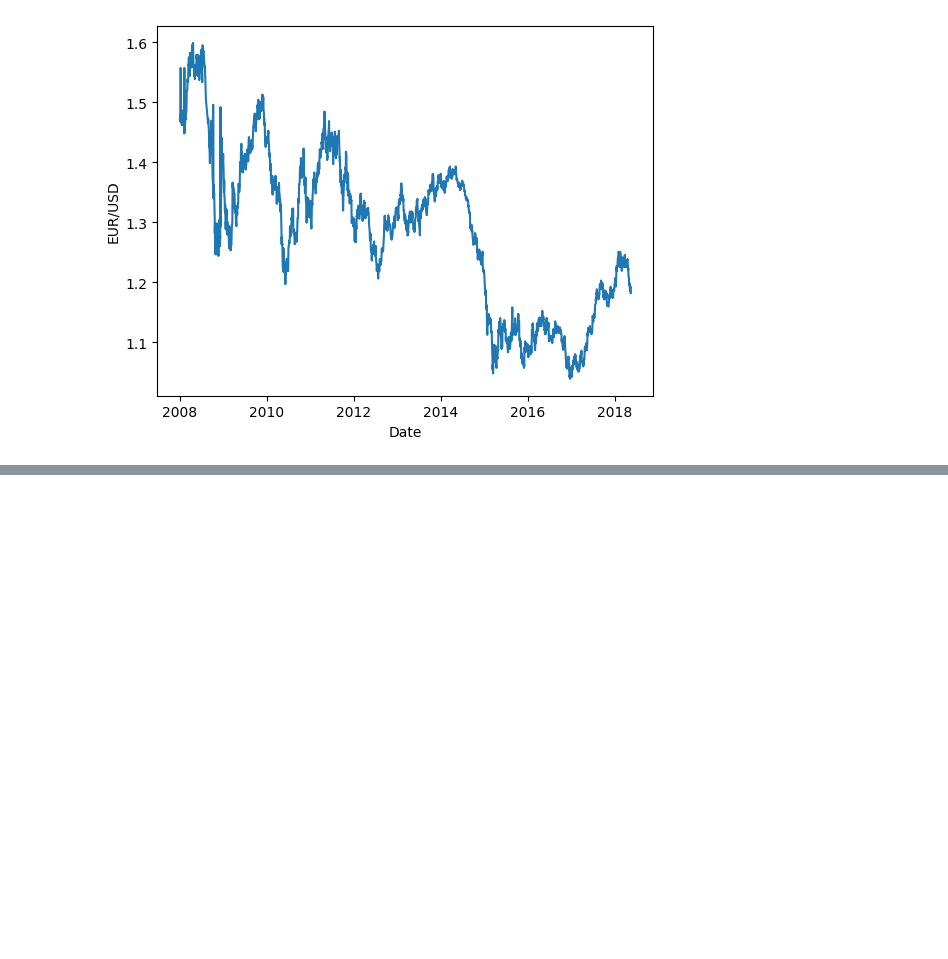
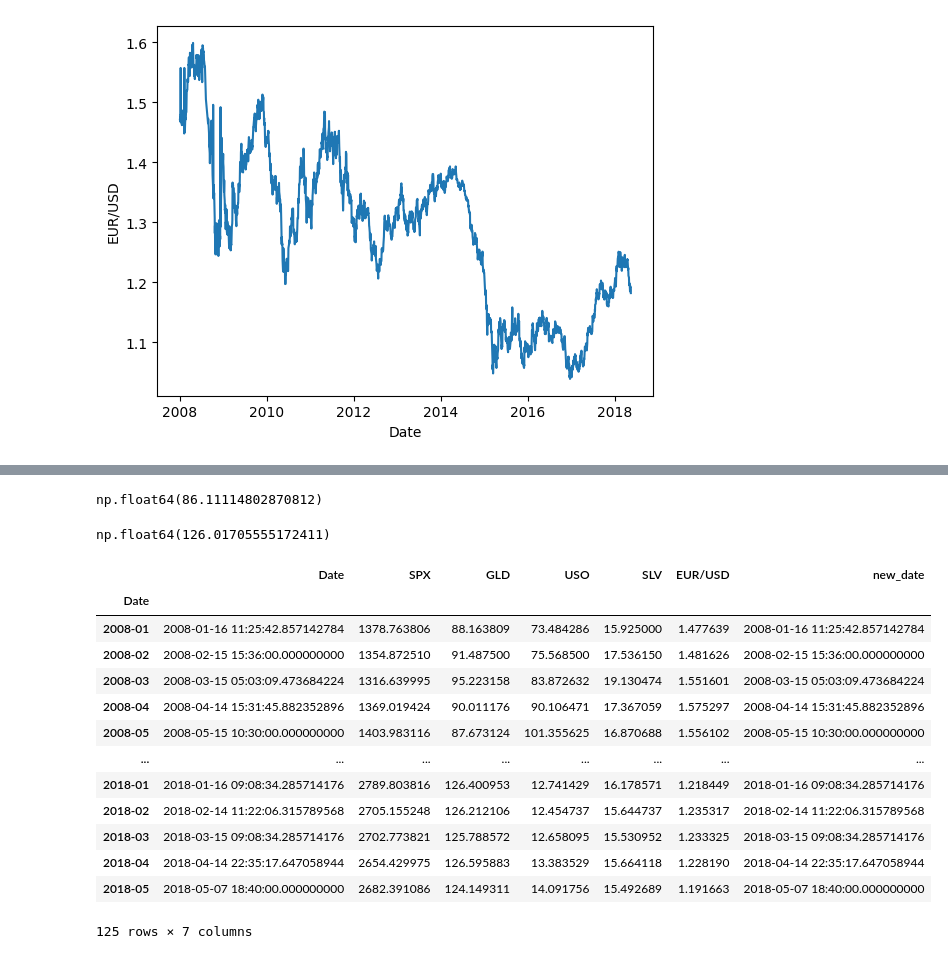
Before and after one commit to Himmu5/data-analysis, a Jupyter notebook: notebooks/gold_price_analysis.ipynb, the cells around one changed output, grey strips where cells are left out. Drawn from its saved outputs; the diff is of its cells as text; code cells hidden in the pictures; blank space fills up the shorter version.

```diff
--- a/notebooks/gold_price_analysis.ipynb
+++ b/notebooks/gold_price_analysis.ipynb
@@ -125,0 +168,8 @@ sns.lineplot(data=gold_data, x="Date", y='EUR/USD')
+# %%
+gold_data_2008['GLD'].mean()
+# %% [output]
+np.float64(86.11114802870812)
+# %%
+gold_data_2018["GLD"].mean()
+# %% [output]
+np.float64(126.01705555172411)
@@ -125,0 +178,17 @@ sns.lineplot(data=gold_data, x="Date", y='EUR/USD')
+# %%
+gold_average_data
+# %% [output]
+|  | Date | SPX | GLD | USO | SLV | EUR/USD | new_date |
+| Date |  |  |  |  |  |  |  |
+| 2008-01 | 2008-01-16 11:25:42.857142784 | 1378.763806 | 88.163809 | 73.484286 | 15.925000 | 1.477639 | 2008-01-16 11:25:42.857142784 |
+| 2008-02 | 2008-02-15 15:36:00.000000000 | 1354.872510 | 91.487500 | 75.568500 | 17.536150 | 1.481626 | 2008-02-15 15:36:00.000000000 |
+| 2008-03 | 2008-03-15 05:03:09.473684224 | 1316.639995 | 95.223158 | 83.872632 | 19.130474 | 1.551601 | 2008-03-15 05:03:09.473684224 |
+| 2008-04 | 2008-04-14 15:31:45.882352896 | 1369.019424 | 90.011176 | 90.106471 | 17.367059 | 1.575297 | 2008-04-14 15:31:45.882352896 |
+| 2008-05 | 2008-05-15 10:30:00.000000000 | 1403.983116 | 87.673124 | 101.355625 | 16.870688 | 1.556102 | 2008-05-15 10:30:00.000000000 |
+| ... | ... | ... | ... | ... | ... | ... | ... |
+| 2018-01 | 2018-01-16 09:08:34.285714176 | 2789.803816 | 126.400953 | 12.741429 | 16.178571 | 1.218449 | 2018-01-16 09:08:34.285714176 |
+| 2018-02 | 2018-02-14 11:22:06.315789568 | 2705.155248 | 126.212106 | 12.454737 | 15.644737 | 1.235317 | 2018-02-14 11:22:06.315789568 |
+| 2018-03 | 2018-03-15 09:08:34.285714176 | 2702.773821 | 125.788572 | 12.658095 | 15.530952 | 1.233325 | 2018-03-15 09:08:34.285714176 |
+| 2018-04 | 2018-04-14 22:35:17.647058944 | 2654.429975 | 126.595883 | 13.383529 | 15.664118 | 1.228190 | 2018-04-14 22:35:17.647058944 |
+| 2018-05 | 2018-05-07 18:40:00.000000000 | 2682.391086 | 124.149311 | 14.091756 | 15.492689 | 1.191663 | 2018-05-07 18:40:00.000000000 |
+125 rows × 7 columns
```
Also changed, not shown: parts of 8 cells of this notebook.
